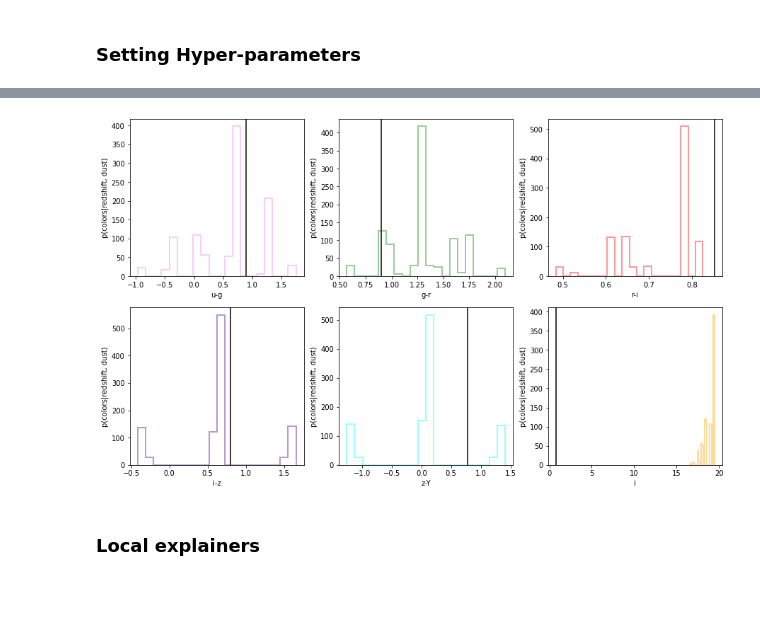
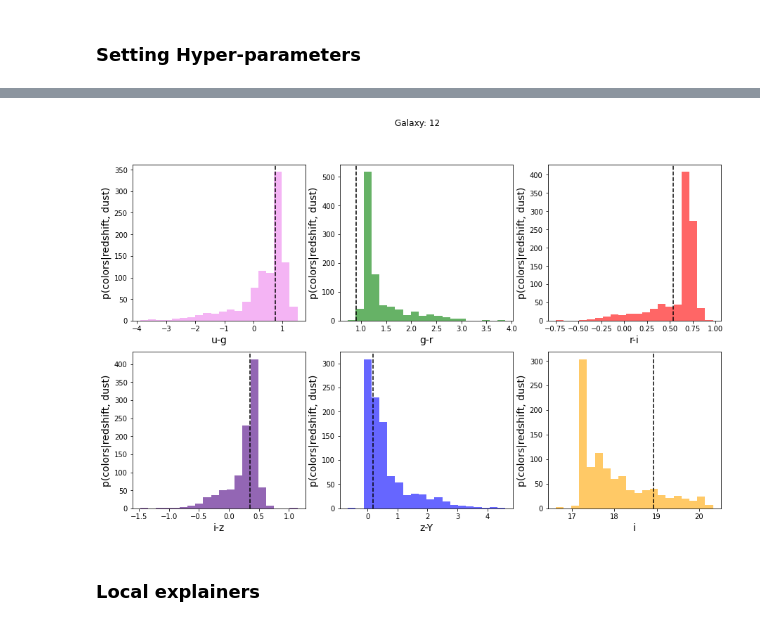
Before and after one commit to patricialarsen/emulator_utils, a Jupyter notebook: notebooks/demo_explainers.ipynb, the cells around one changed output, grey strips where cells are left out. Drawn from its saved outputs; the diff is of its cells as text; code cells hidden in the pictures; blank space fills up the shorter version.

Commit message:
color-redhift relation

```diff
--- a/notebooks/demo_explainers.ipynb
+++ b/notebooks/demo_explainers.ipynb
@@ -9,7 +9,7 @@ from emulator_utils.surrogates import simple_mlp, train_mlp, save_mlp, load_mlp
 import matplotlib.pylab as plt
 import numpy as np
 # %%
-colors = np.load('../test/data/sps_ugrizy/colors.npy')
+mags = np.load('../test/data/sps_ugrizy/colors.npy')
 ebv = np.load('../test/data/sps_ugrizy/ebv.npy')
 redshift = np.load('../test/data/sps_ugrizy/redshift.npy')
 sfh = np.load('../test/data/sps_ugrizy/sfh.npy')
@@ -18,7 +18,7 @@ sps_inputs = np.concatenate((redshift[np.newaxis, :], ebv[np.newaxis, :], sfh.T)
 # %%
 scaled, scaler = minmax(sps_inputs)
 # %%
-scaled_y, scaler_y = minmax(colors)
+scaled_y, scaler_y = minmax(mags)
 # %%
-param_train, param_test, color_train, color_test = random_holdout(scaled, scaled_y, split_fraction = 0.2)
+param_train, param_test, mag_train, mag_test = random_holdout(scaled, scaled_y, split_fraction = 0.2)
 # %%
@@ -117,12 +115,10 @@ def _mcdrop_pred(model, sps_in):
 
     # Run the function for the number of mc_samples with learning_phase enabled
     # with eager_learning_phase_scope(value=1): # 0=test, 1=train
-        # Yt_hat = np.array([    unscale(f((sps_in))[0], scaler_y) for _ in range(mc_samples)   ])
-
+        # Yt_hat = np.array([ unscale(f((sps_in))[0], scaler_y) for _ in range(mc_samples) ])
 
     # embedding = partial_model(sps_in, training=True)
     Yt_hat = np.array( [  unscale(partial_model(sps_in, training=True), scaler_y) for _ in range(mc_samples)] )
-
 
     y_mean = np.mean(Yt_hat, axis=0)
     y_std = np.std(Yt_hat, axis=0)
@@ -134,10 +130,17 @@ def _mcdrop_pred(model, sps_in):
 
 
 def prob_color(param_in):
+
+    '''
+    This provides p(colors|redshift, dust). But SFH is chosen (arbitrarily).
+
+    '''
     redshift_in = param_in[:, 0]
     ebv_in = param_in[:, 1]
 
-    sfh_in = sfh[0][np.newaxis, :]
+
+    sfh_id = 10
+    sfh_in = sfh[sfh_id][np.newaxis, :]
     sfh_in = np.tile(sfh_in, (ebv_in.shape[0], 1))
 
     input_params = np.concatenate( (redshift_in.reshape(-1, 1),
@@ -169,21 +172,27 @@ param_test_unscaled = unscale(param_test, scaler)
 pcolor = prob_color(param_test_unscaled)
 mean_color = color_forward(param_test_unscaled)
 # %%
-colors = ['violet', 'green', 'red', 'indigo', 'cyan', 'orange']
+colors = ['violet', 'green', 'red', 'indigo', 'blue', 'orange']
 target_labels = ['u-g', 'g-r', 'r-i', 'i-z', 'z-Y', 'i']
+
+mag_test_unscale = unscale(mag_test, scaler_y)
+cols_test = mag_test_unscale[:, :-1] - mag_test_unscale[:, 1:]
+cols_magi_test = np.concatenate( (cols_test, mag_test_unscale[:, 3][:, np.newaxis]), axis=1)
+# target_truths = unscale(cols_test, scaler_y)
 
 f, a = plt.subplots(2,3, figsize=(15, 9))
 
-for galID in range(6, 7):
+for galID in range(12, 13):
+    f.suptitle('Galaxy: %d'%galID)
     for bandID in range(6):
-        a[int(bandID/3),bandID%3].hist(pcolor[:, galID, bandID], bins = 20, histtype='step', color=colors[bandID], alpha=0.4, lw=2);
-        a[int(bandID/3),bandID%3].set_xlabel(target_labels[bandID])
-        a[int(bandID/3),bandID%3].set_ylabel('p(colors|redshift, dust)')
-        a[int(bandID/3),bandID%3].axvline(color_test[galID, bandID], color='k')
+        a[int(bandID/3),bandID%3].hist(pcolor[:, galID, bandID], bins = 20, histtype='stepfilled', color=colors[bandID], alpha=0.6, lw=2);
+        a[int(bandID/3),bandID%3].set_xlabel(target_labels[bandID], fontsize=14)
+        a[int(bandID/3),bandID%3].set_ylabel('p(colors|redshift, dust)', fontsize=14)
+        a[int(bandID/3),bandID%3].axvline( cols_magi_test[galID, bandID], color='k', linestyle='dashed')
         # print(color_test[galID, bandID])
         # print(4*'====')
 # %% [output]
-[figure, old version]
+[figure, new version]
 # %% [markdown]
 ### Local explainers
 # %%
```
Also changed, not shown: parts of 14 cells of this notebook, 2 other files.
